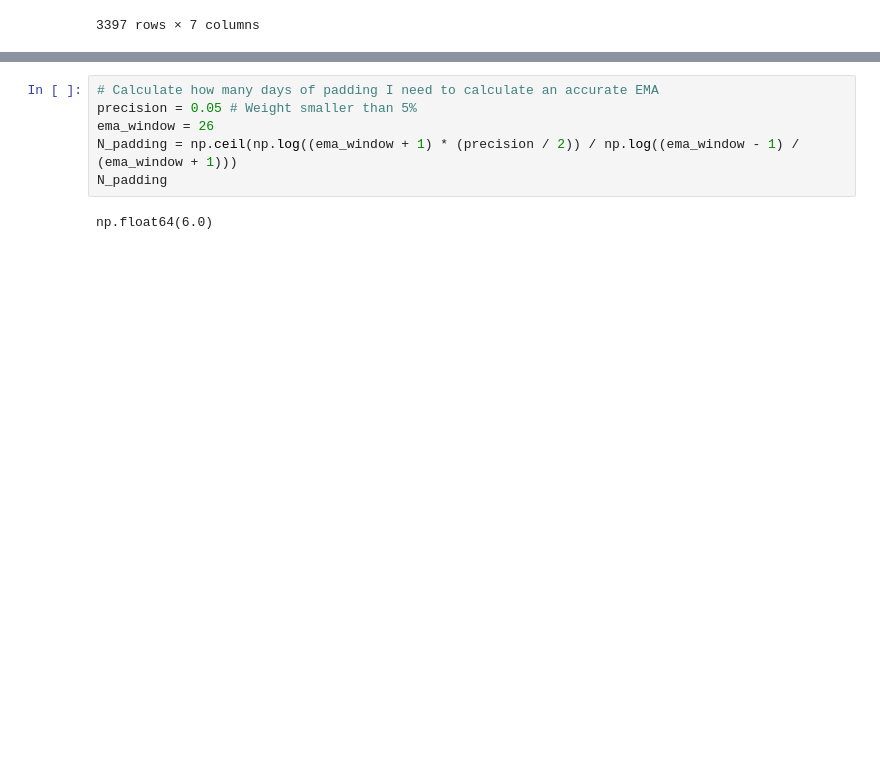
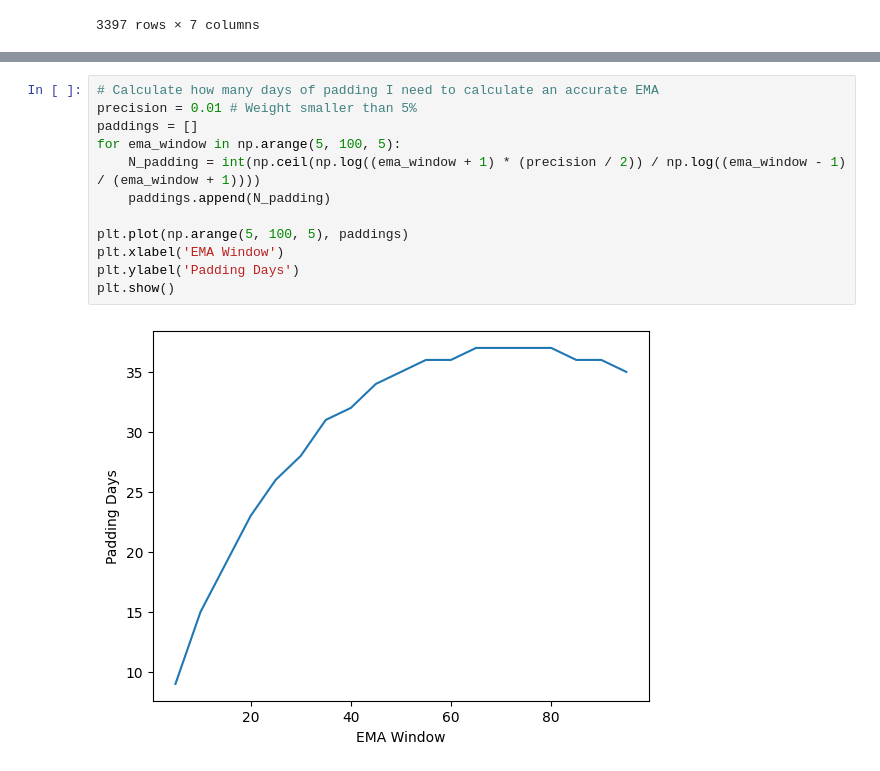
Before and after one commit to elena-faillace/OilDesk-Intern-Assessment, a Jupyter notebook: solutions/question3.ipynb, the cells around one changed output, grey strips where cells are left out. Cells and saved outputs as stored; diff of their text form; blank space fills up the shorter version.

```diff
--- a/solutions/question3.ipynb
+++ b/solutions/question3.ipynb
@@ -68,9 +67,15 @@ dtype: int64
 3391 rows × 3 columns
 # %%
 # Calculate how many days of padding I need to calculate an accurate EMA
-precision = 0.05 # Weight smaller than 5%
-ema_window = 26
-N_padding = np.ceil(np.log((ema_window + 1) * (precision / 2)) / np.log((ema_window - 1) / (ema_window + 1)))
-N_padding
+precision = 0.01 # Weight smaller than 5%
+paddings = []
+for ema_window in np.arange(5, 100, 5):
+    N_padding = int(np.ceil(np.log((ema_window + 1) * (precision / 2)) / np.log((ema_window - 1) / (ema_window + 1))))
+    paddings.append(N_padding)
+
+plt.plot(np.arange(5, 100, 5), paddings)
+plt.xlabel('EMA Window')
+plt.ylabel('Padding Days')
+plt.show()
 # %% [output]
-np.float64(6.0)
+[figure, added]
```
Also changed, not shown: parts of 4 cells of this notebook.
